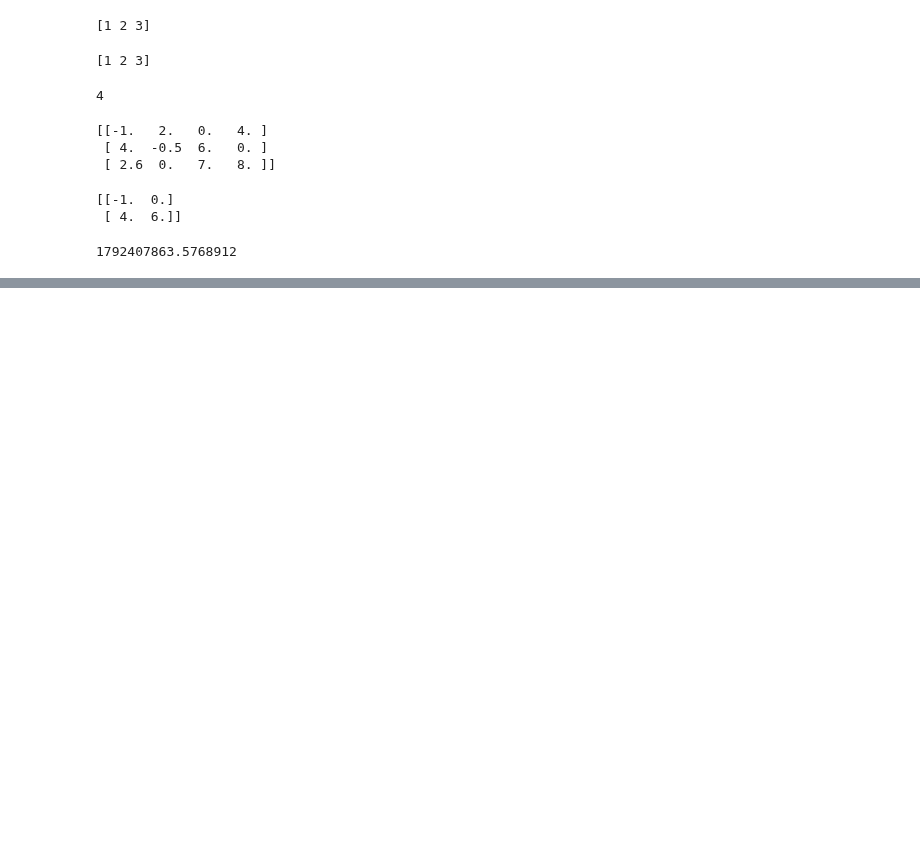
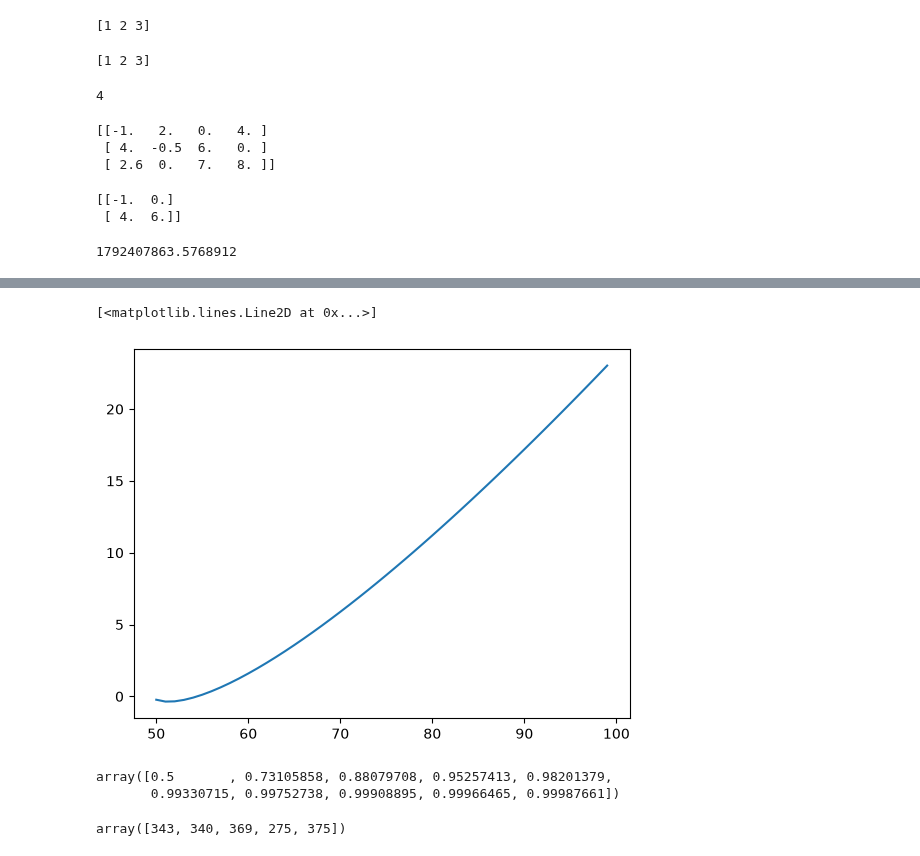
Before and after one commit to rsujl/15-Days-Python, a Jupyter notebook: Numpy/Numpy.ipynb, the cells around one changed output, grey strips where cells are left out. Saved outputs shown, nothing was run; the diff lists cells and outputs as text; code cells hidden in the pictures; blank space fills up the shorter version.

```diff
--- a/Numpy/Numpy.ipynb
+++ b/Numpy/Numpy.ipynb
@@ -45,0 +660,15 @@ time.time()
+# %%
+import matplotlib.pyplot as plt
+plt.plot(x*(np.log(x)))
+# %% [output]
+[<matplotlib.lines.Line2D at 0x...>]
+[figure, added]
+# %%
+import numpy as np
+def sigmoid(x):
+    return 1/(1+np.exp(-x))
+x=np.arange(10)
+sigmoid(x)
+# %% [output]
+array([0.5       , 0.73105858, 0.88079708, 0.95257413, 0.98201379,
+       0.99330715, 0.99752738, 0.99908895, 0.99966465, 0.99987661])
@@ -45,0 +685,4 @@ time.time()
+# %%
+tot_marks
+# %% [output]
+array([343, 340, 369, 275, 375])
```
Also changed, not shown: parts of 157 cells of this notebook.
